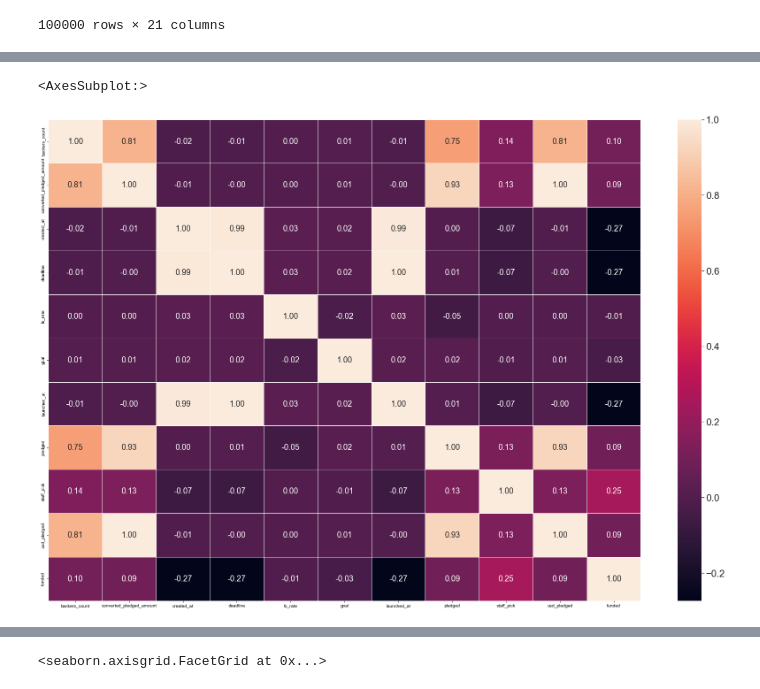
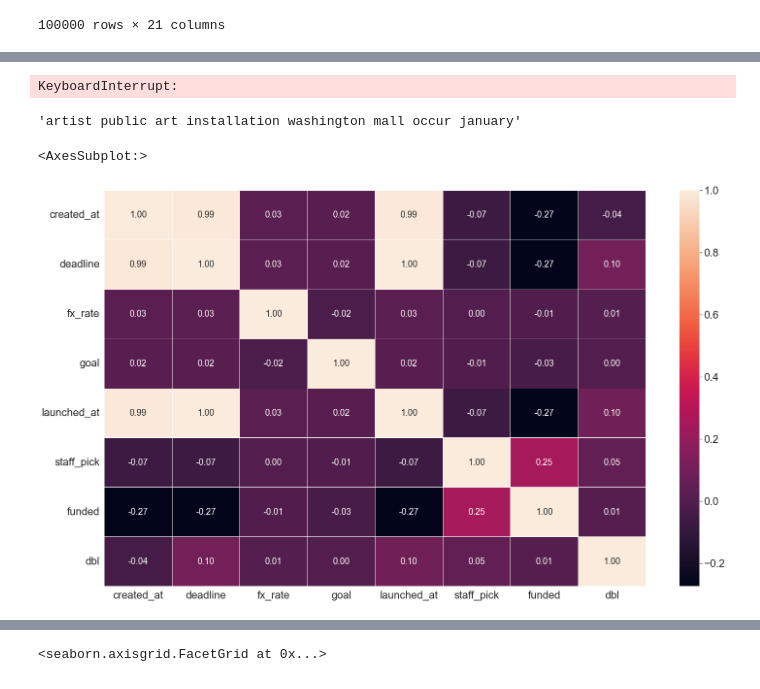
Before and after one commit to HishamAlkaed/Kickstarter, a Jupyter notebook: Project.ipynb, the cells around one changed output, grey strips where cells are left out. Saved outputs shown, nothing was run; the diff lists cells and outputs as text; code cells hidden in the pictures.

Commit message:
data exploration and vectorization

```diff
--- a/Project.ipynb
+++ b/Project.ipynb
@@ -38,3 +44,12 @@ df
 | 99998 | KS_099998 | 329 | Help Synetic Theater create a new... | theater | 31683 | US | 1372177000 | USD | ... |
 | 99999 | KS_099999 | 145 | Be part of building Cardiff's fir... | theater | 12639 | GB | 1398597170 | GBP | ... |
 100000 rows × 21 columns
+# %%
+# remvoe uneeded columns
+df = df.drop(['pledged', 'usd_pledged', 'converted_pledged_amount', 'backers_count'], axis=1)
+# %%
+# days before launching
+df['dbl'] = df.apply(lambda x: (datetime.fromtimestamp(x.launched_at - x.created_at) - datetime.fromtimestamp(0)).days , axis=1)
+# %%
+# days before deadline
+df['dbd'] = df.apply(lambda x: (datetime.fromtimestamp(x.deadline - x.launched_at) - datetime.fromtimestamp(0)).days , axis=1)
@@ -52,0 +102,23 @@ df.describe()
+# %%
+df = clean.remove_unneeded(df)
+# %%
+from sklearn.feature_extraction.text import TfidfVectorizer
+# create the transform
+vectorizer = TfidfVectorizer()
+# tokenize and build vocab
+text = clean.clean(df, False, 'blurb').blurb
+vectorizer.fit(text)
+# summarize
+# print(vectorizer.vocabulary_)
+# print(vectorizer.idf_)
+# encode document
+vector = vectorizer.transform(text)
+# summarize encoded vector
+print(vector.shape)
+print(vector.toarray())
+# %% [output]
+KeyboardInterrupt:
+# %%
+text.iloc[1]
+# %% [output]
+'artist public art installation washington mall occur january'
@@ -53,8 +127,8 @@ df.describe()
 # %%
 corrmat = df.corr()
-fig, ax = plt.subplots(figsize=(30,20))         # Sample figsize in inches
+fig, ax = plt.subplots(figsize=(25,15))         # Sample figsize in inches
 sns.set(font_scale=2)
 sns.heatmap(corrmat, annot=True, linewidths=.5, ax=ax, fmt = ".2f", annot_kws={"size":18})
 # %% [output]
 <AxesSubplot:>
-[figure, old version]
+[figure, new version]
```
Also changed, not shown: parts of 33 cells of this notebook, 2 other files.
